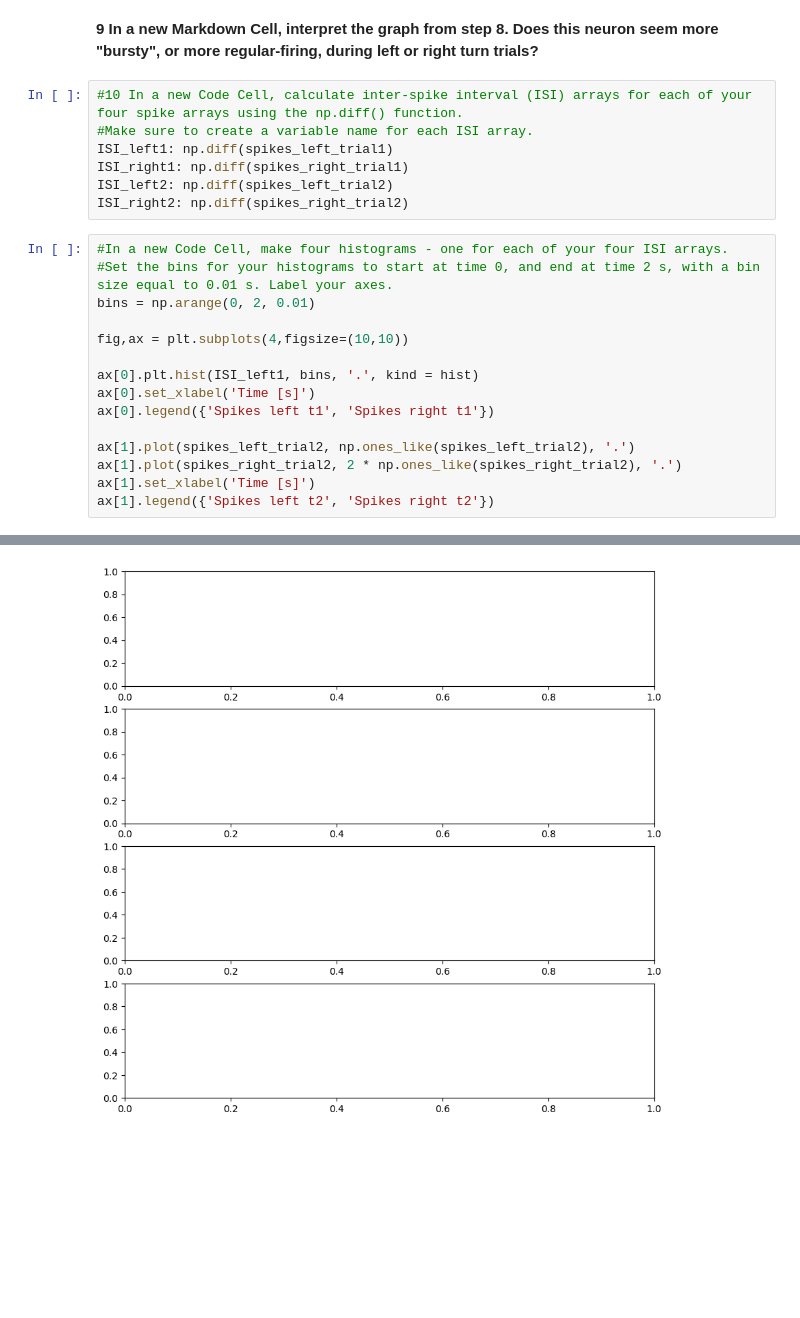
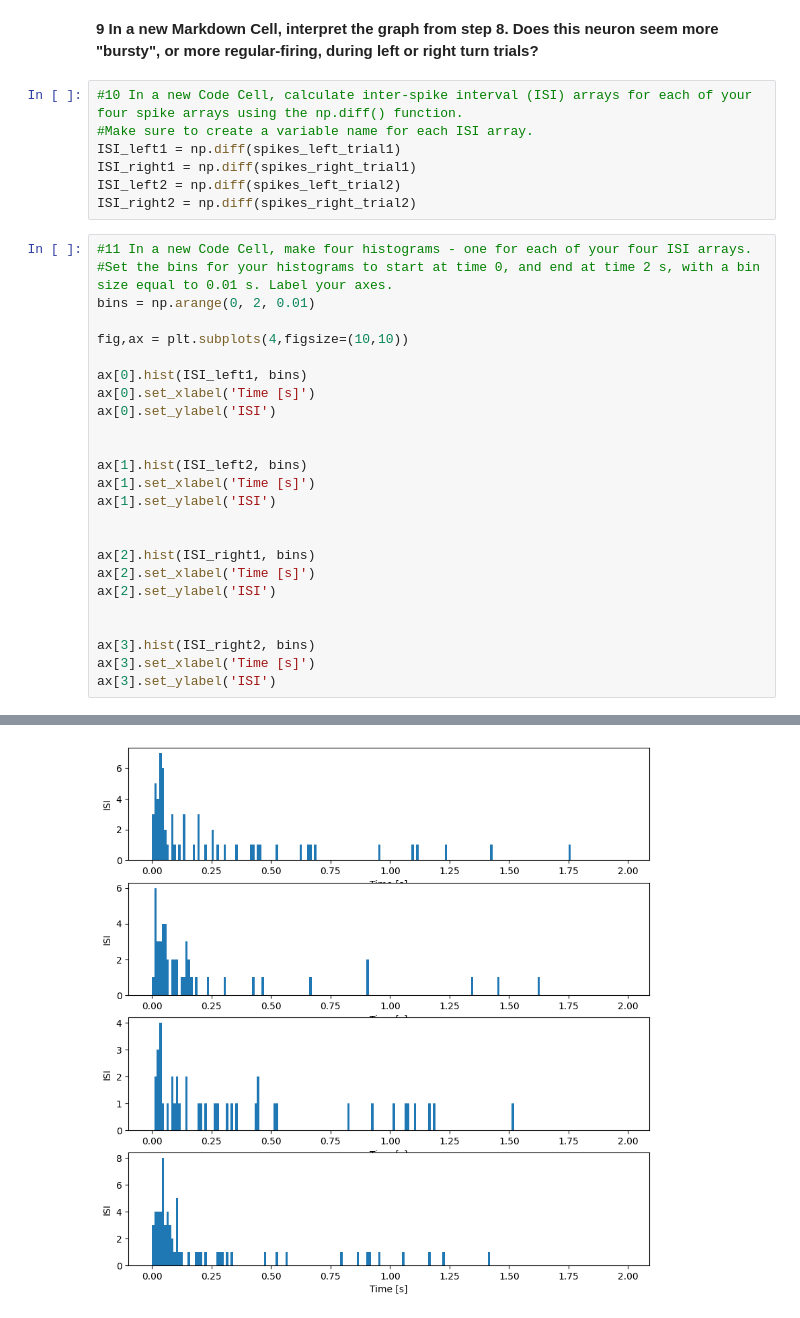
Before and after one commit to caseymacelhiney/neuro265, a Jupyter notebook: coding_homework_7.ipynb, the cells around one changed output, grey strips where cells are left out. Saved outputs shown, nothing was run; the diff lists cells and outputs as text; blank space fills up the shorter version.

```diff
--- a/coding_homework_7.ipynb
+++ b/coding_homework_7.ipynb
@@ -116,23 +116,33 @@ ax[1].legend({'Spikes left t2', 'Spikes right t2'})
 # %%
 #10 In a new Code Cell, calculate inter-spike interval (ISI) arrays for each of your four spike arrays using the np.diff() function.
 #Make sure to create a variable name for each ISI array.
-ISI_left1: np.diff(spikes_left_trial1)
-ISI_right1: np.diff(spikes_right_trial1)
-ISI_left2: np.diff(spikes_left_trial2)
-ISI_right2: np.diff(spikes_right_trial2)
+ISI_left1 = np.diff(spikes_left_trial1)
+ISI_right1 = np.diff(spikes_right_trial1)
+ISI_left2 = np.diff(spikes_left_trial2)
+ISI_right2 = np.diff(spikes_right_trial2)
 # %%
-#In a new Code Cell, make four histograms - one for each of your four ISI arrays.
+#11 In a new Code Cell, make four histograms - one for each of your four ISI arrays.
 #Set the bins for your histograms to start at time 0, and end at time 2 s, with a bin size equal to 0.01 s. Label your axes.
 bins = np.arange(0, 2, 0.01)
 
 fig,ax = plt.subplots(4,figsize=(10,10))
 
-ax[0].plt.hist(ISI_left1, bins, '.', kind = hist)
+ax[0].hist(ISI_left1, bins)
 ax[0].set_xlabel('Time [s]')
-ax[0].legend({'Spikes left t1', 'Spikes right t1'})
+ax[0].set_ylabel('ISI')
 
-ax[1].plot(spikes_left_trial2, np.ones_like(spikes_left_trial2), '.')
-ax[1].plot(spikes_right_trial2, 2 * np.ones_like(spikes_right_trial2), '.')
+
+ax[1].hist(ISI_left2, bins)
 ax[1].set_xlabel('Time [s]')
-ax[1].legend({'Spikes left t2', 'Spikes right t2'})
+ax[1].set_ylabel('ISI')
+
+
+ax[2].hist(ISI_right1, bins)
+ax[2].set_xlabel('Time [s]')
+ax[2].set_ylabel('ISI')
+
+
+ax[3].hist(ISI_right2, bins)
+ax[3].set_xlabel('Time [s]')
+ax[3].set_ylabel('ISI')
 # %% [output]
@@ -140 +150 @@ AttributeError: ignored
-[figure, old version]
+[figure, new version]
```
Also changed, not shown: parts of 5 cells of this notebook.
